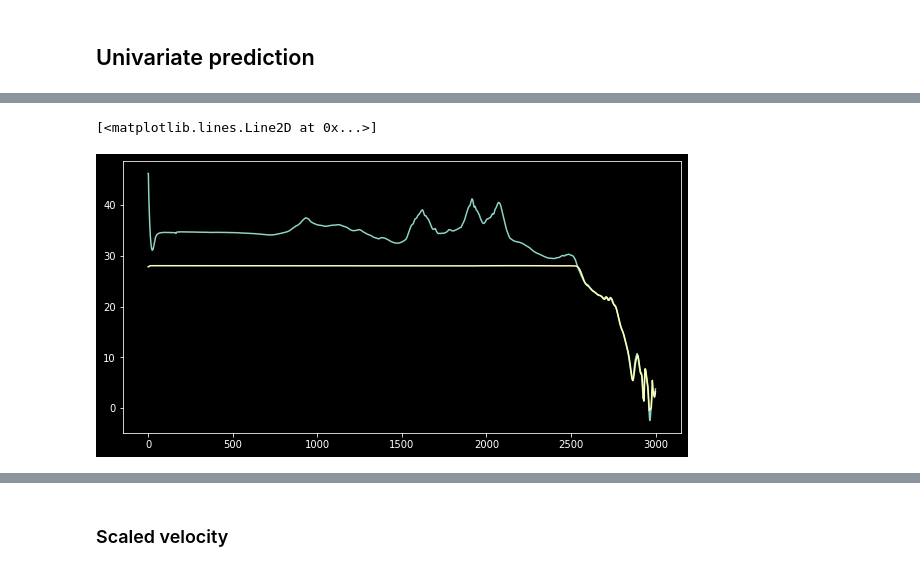
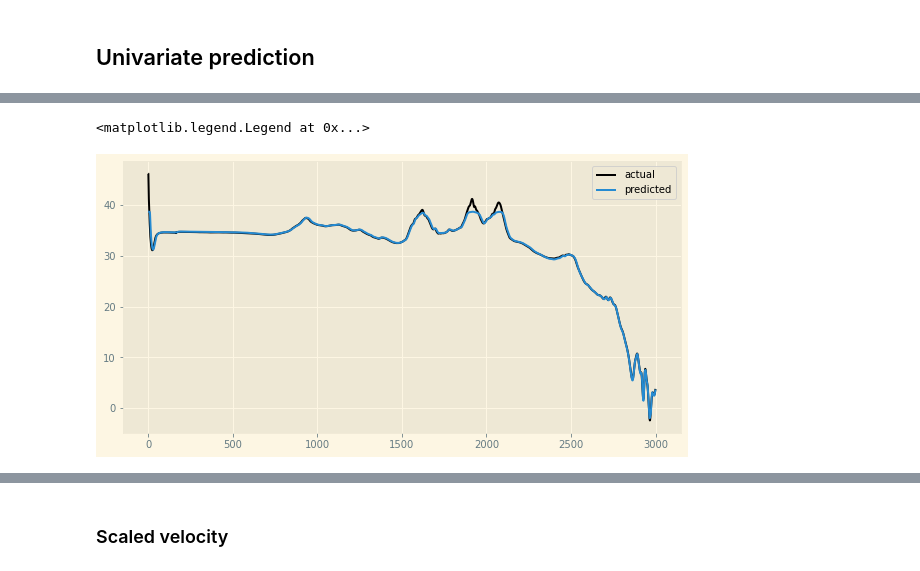
Before and after one commit to arun-s-p/ns_trial, a Jupyter notebook: dl_time_series.ipynb, the cells around one changed output, grey strips where cells are left out. Drawn from its saved outputs; the diff is of its cells as text; code cells hidden in the pictures.

```diff
--- a/dl_time_series.ipynb
+++ b/dl_time_series.ipynb
@@ -5,7 +5,7 @@ import matplotlib.pyplot as plt
 import seaborn as sns
 import warnings
 warnings.filterwarnings('ignore')
-plt.style.use('dark_background')
+plt.style.use('Solarize_Light2')
 # %%
 df=pd.read_csv('probe.csv')
 df.head()
@@ -124,5 +165,5 @@ _________________________________________________________________
 cp = ModelCheckpoint('model1/',save_best_only=True)
 model.compile(loss=MeanSquaredError(),optimizer=Adam(learning_rate=0.0001),metrics=[RootMeanSquaredError()])
 # %%
-model.fit(x_train, y_train, validation_data=(x_val, y_val), epochs=10, callbacks=[cp])
+model.fit(x_train, y_train, validation_data=(x_val, y_val), epochs=50, callbacks=[cp])
 # %% [output]
@@ -153,10 +194,11 @@ val=final_model.predict(x_val)#.flatten()
 test=final_model.predict(x_test)#.flatten()
 # %%
 plt.figure(figsize=(10,5))
-plt.plot(y_train)
-plt.plot(train)
+plt.plot(y_train,'k',label='actual')
+plt.plot(train,label='predicted')
+plt.legend()
 # %% [output]
-[<matplotlib.lines.Line2D at 0x...>]
+<matplotlib.legend.Legend at 0x...>
-[figure, old version]
+[figure, new version]
 # %%
 plt.figure(figsize=(10,5))
```
Also changed, not shown: parts of 32 cells of this notebook.
